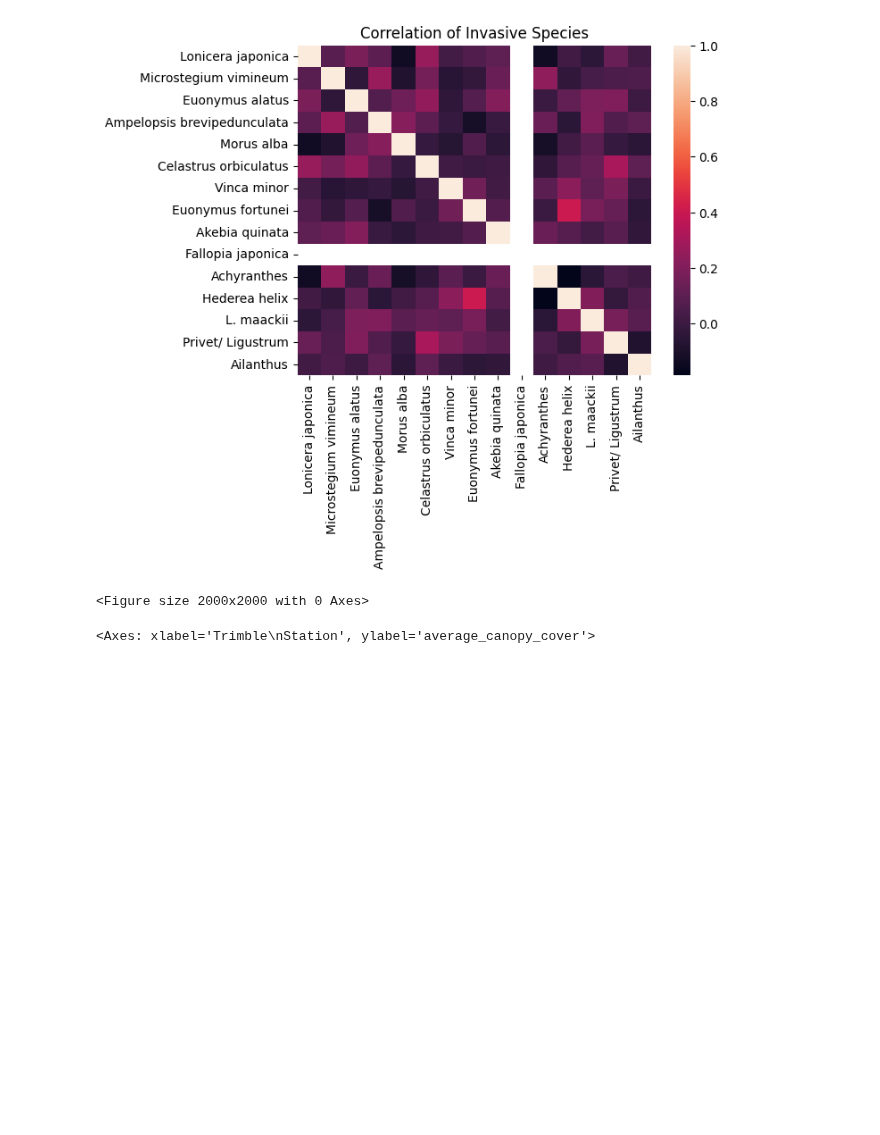
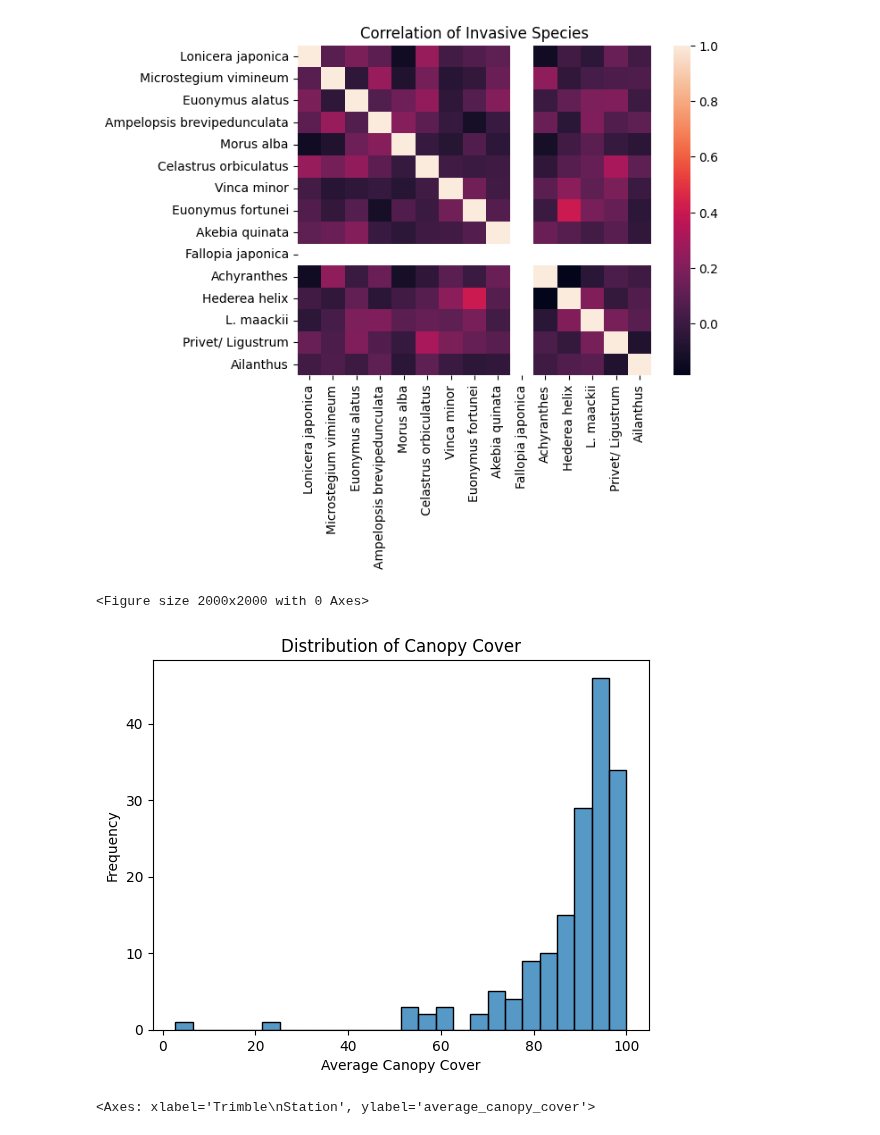
Before and after one commit to Graviton12/CS-430-Group-Project, a Jupyter notebook: invasive_2021_clean_ty.ipynb, the cells around one changed output. Saved outputs shown, nothing was run; the diff lists cells and outputs as text; code cells hidden in the pictures; blank space fills up the shorter version.

Commit message:
updated visuals

```diff
--- a/invasive_2021_clean_ty.ipynb
+++ b/invasive_2021_clean_ty.ipynb
@@ -92,6 +92,15 @@ plt.show()
 # %% [output]
 [figure]
 <Figure size 2000x2000 with 0 Axes>
+# %%
+#distribution of canopy cover
+sns.histplot(invasive_data_2021['average_canopy_cover'])
+plt.title('Distribution of Canopy Cover')
+plt.xlabel('Average Canopy Cover')
+plt.ylabel('Frequency')
+plt.show()
+# %% [output]
+[figure, added]
 # %%
 #bar plot of trimble stations with canopy cover less than 60%
 sns.barplot(x='Trimble\nStation', y='average_canopy_cover', data=invasive_data_2021[invasive_data_2021['average_canopy_cover'] < 60])
```
